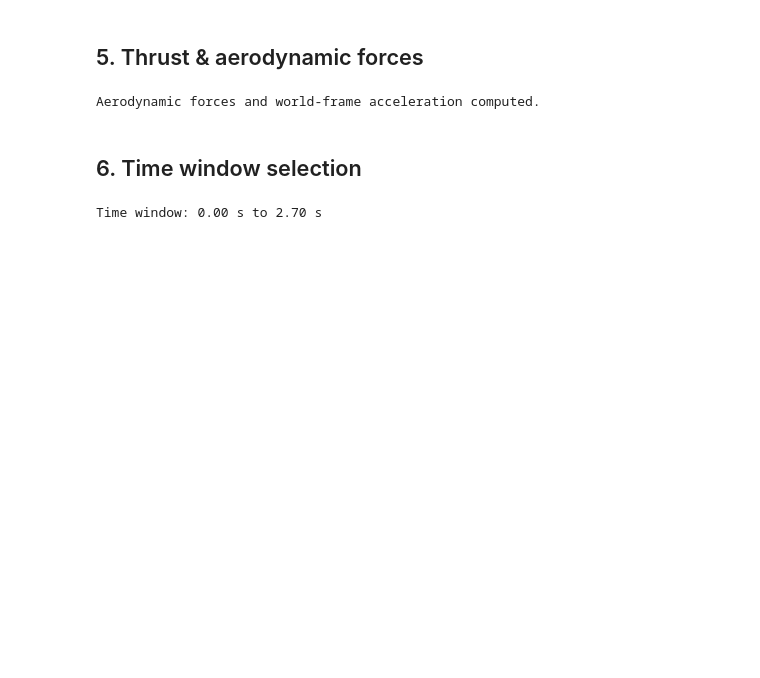
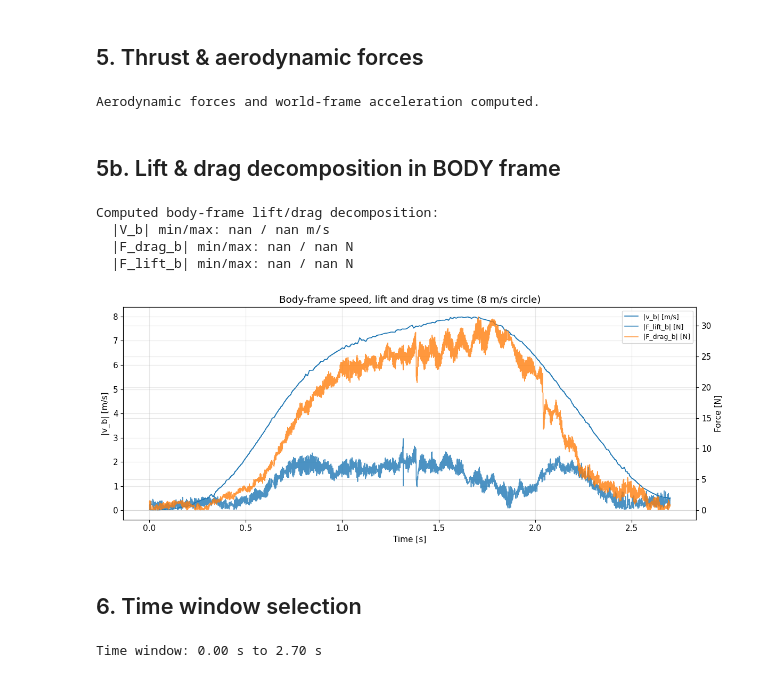
Before and after one commit to Nebukadnezarus/MasterTheses, a Jupyter notebook: scripts/circle_8mps_imu_analysis.ipynb, the cells around one changed output. Cells and saved outputs as stored; diff of their text form; code cells hidden in the pictures; blank space fills up the shorter version.

Commit message:
small fixes and L/D in body for circle

```diff
--- a/scripts/circle_8mps_imu_analysis.ipynb
+++ b/scripts/circle_8mps_imu_analysis.ipynb
@@ -211,6 +211,74 @@ F_thrust_norm = np.linalg.norm(F_thrust_w, axis=1)
 print("Aerodynamic forces and world-frame acceleration computed.")
 # %% [output]
 Aerodynamic forces and world-frame acceleration computed.
+# %% [markdown]
+## 5b. Lift & drag decomposition in BODY frame
+# %%
+# 1) Body-frame velocity from world-frame velocity
+V_b = np.zeros_like(V_w)
+for i, row in df.iterrows():
+    Rwb = R_wb(row["qw_w"], row["qx_w"], row["qy_w"], row["qz_w"])  # world -> body
+    v_w = np.array([row["vx_w"], row["vy_w"], row["vz_w"]])
+    V_b[i] = Rwb @ v_w
+
+# 2) Unit velocity vector in body frame
+V_b_norm = np.linalg.norm(V_b, axis=1)
+eps = 1e-12
+e_v_b = V_b / (V_b_norm[:, None] + eps)  # shape (N,3)
+
+# 3) Scalar drag (positive if F_aero_b opposes motion)
+#    D_b > 0 when aerodynamic force has a component against the velocity
+D_b = -np.einsum("ij,ij->i", F_aero_b, e_v_b)  # shape (N,)
+
+# 4) Parallel component of aero force along velocity (in body frame)
+F_parallel_b = (np.einsum("ij,ij->i", F_aero_b, e_v_b)[:, None]) * e_v_b  # shape (N,3)
+
+# 5) Drag and lift vectors in body frame
+#    - Drag points opposite to velocity
+#    - Lift is whatever is left after removing the parallel component
+F_drag_b = -F_parallel_b          # along -e_v_b
+F_lift_b = F_aero_b - F_parallel_b
+
+# 6) Magnitudes for inspection / plotting
+D_b_mag = np.linalg.norm(F_drag_b, axis=1)
+L_b_mag = np.linalg.norm(F_lift_b, axis=1)
+
+print("Computed body-frame lift/drag decomposition:")
+print(f"  |V_b| min/max: {V_b_norm.min():.3f} / {V_b_norm.max():.3f} m/s")
+print(f"  |F_drag_b| min/max: {D_b_mag.min():.3f} / {D_b_mag.max():.3f} N")
+print(f"  |F_lift_b| min/max: {L_b_mag.min():.3f} / {L_b_mag.max():.3f} N")
+# %% [output]
+Computed body-frame lift/drag decomposition:
+  |V_b| min/max: nan / nan m/s
+  |F_drag_b| min/max: nan / nan N
+  |F_lift_b| min/max: nan / nan N
+# %%
+# Quick sanity check: lift & drag vs speed in body frame (same time window mask)
+# Note: This uses the mask defined later, so run the time window section first if needed
+try:
+    fig, ax = plt.subplots(figsize=(12, 5))
+    ax.plot(t_rel[mask], V_b_norm[mask], label="|v_b| [m/s]", linewidth=1.2)
+    ax2 = ax.twinx()
+    ax2.plot(t_rel[mask], L_b_mag[mask], label="|F_lift_b| [N]", linewidth=1.2, alpha=0.8)
+    ax2.plot(t_rel[mask], D_b_mag[mask], label="|F_drag_b| [N]", linewidth=1.2, alpha=0.8)
+
+    ax.set_xlabel("Time [s]")
+    ax.set_ylabel("|v_b| [m/s]")
+    ax2.set_ylabel("Force [N]")
+    ax.grid(True, alpha=0.3)
+    ax.set_title("Body-frame speed, lift and drag vs time (8 m/s circle)")
+
+    # Merge legends
+    lines, labels = ax.get_legend_handles_labels()
+    lines2, labels2 = ax2.get_legend_handles_labels()
+    ax2.legend(lines + lines2, labels + labels2, loc="upper right", fontsize=9)
+
+    plt.tight_layout()
+    plt.show()
+except NameError:
+    print("Skipping sanity plot (mask not yet defined - run time window section first)")
+# %% [output]
+[figure, added]
 # %% [markdown]
 ## 6. Time window selection
 # %%
```
Also changed, not shown: parts of 1 cell of this notebook, 7 other files.
